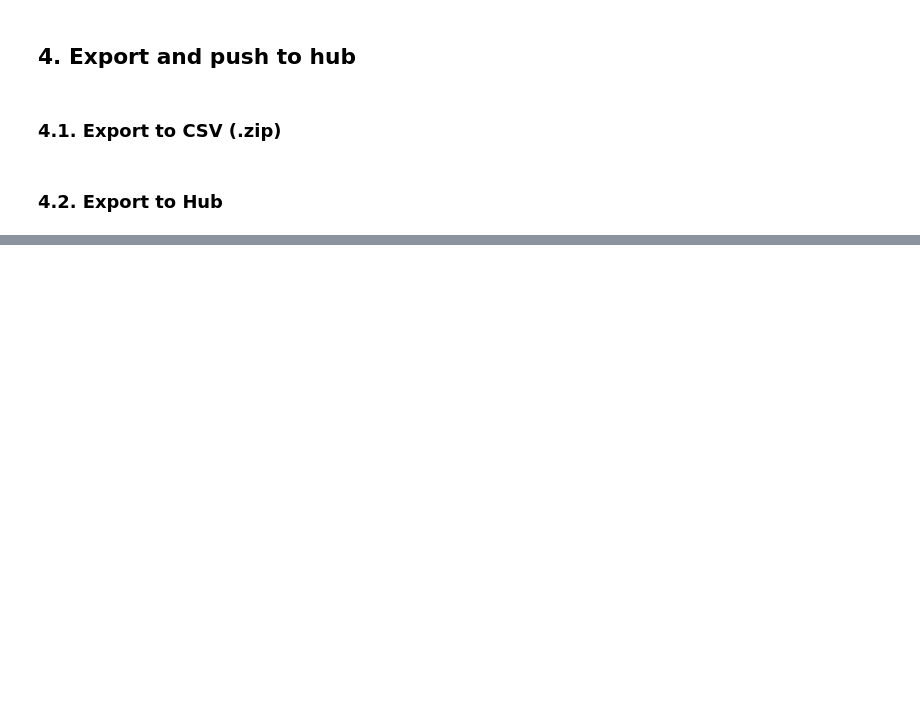
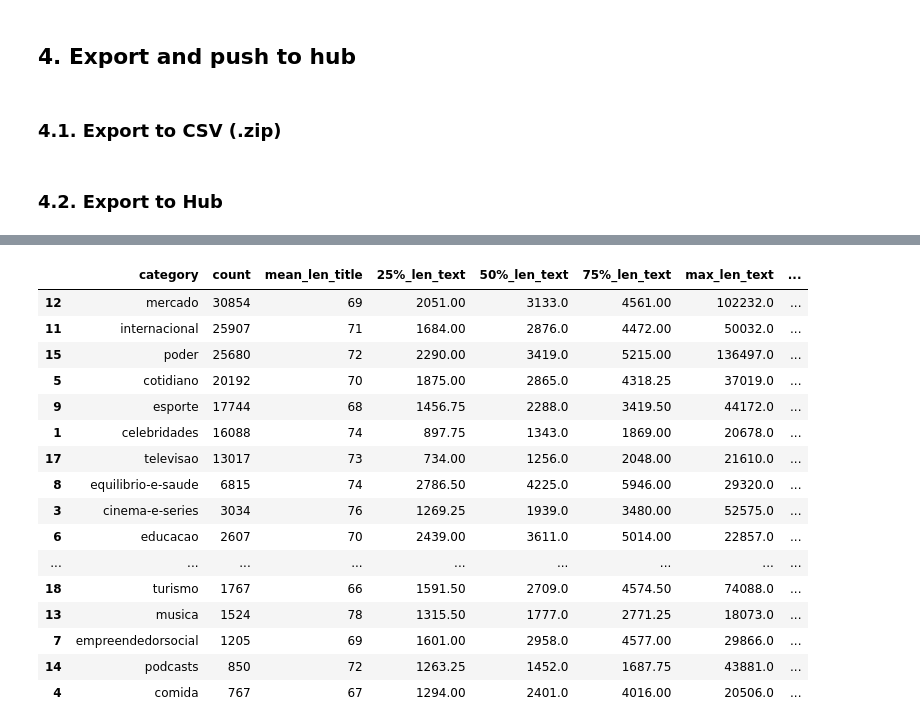
Before and after one commit to Lucas-Okamura/folha-scrapy, a Jupyter notebook: clean_data/1_clean_dataset.ipynb, the cells around one changed output, grey strips where cells are left out. Drawn from its saved outputs; the diff is of its cells as text; code cells hidden in the pictures; blank space fills up the shorter version.

```diff
--- a/clean_data/1_clean_dataset.ipynb
+++ b/clean_data/1_clean_dataset.ipynb
@@ -325,0 +425,22 @@ Dataset({
+# %%
+train = folha_filtered.loc[~folha_filtered.index.isin(test.index)]
+metrics_train = calculate_metrics(train)
+metrics_train
+# %% [output]
+|  | category | count | mean_len_title | 25%_len_text | 50%_len_text | 75%_len_text | max_len_text | ... |
+| 12 | mercado | 30854 | 69 | 2051.00 | 3133.0 | 4561.00 | 102232.0 | ... |
+| 11 | internacional | 25907 | 71 | 1684.00 | 2876.0 | 4472.00 | 50032.0 | ... |
+| 15 | poder | 25680 | 72 | 2290.00 | 3419.0 | 5215.00 | 136497.0 | ... |
+| 5 | cotidiano | 20192 | 70 | 1875.00 | 2865.0 | 4318.25 | 37019.0 | ... |
+| 9 | esporte | 17744 | 68 | 1456.75 | 2288.0 | 3419.50 | 44172.0 | ... |
+| 1 | celebridades | 16088 | 74 | 897.75 | 1343.0 | 1869.00 | 20678.0 | ... |
+| 17 | televisao | 13017 | 73 | 734.00 | 1256.0 | 2048.00 | 21610.0 | ... |
+| 8 | equilibrio-e-saude | 6815 | 74 | 2786.50 | 4225.0 | 5946.00 | 29320.0 | ... |
+| 3 | cinema-e-series | 3034 | 76 | 1269.25 | 1939.0 | 3480.00 | 52575.0 | ... |
+| 6 | educacao | 2607 | 70 | 2439.00 | 3611.0 | 5014.00 | 22857.0 | ... |
+| ... | ... | ... | ... | ... | ... | ... | ... | ... |
+| 18 | turismo | 1767 | 66 | 1591.50 | 2709.0 | 4574.50 | 74088.0 | ... |
+| 13 | musica | 1524 | 78 | 1315.50 | 1777.0 | 2771.25 | 18073.0 | ... |
+| 7 | empreendedorsocial | 1205 | 69 | 1601.00 | 2958.0 | 4577.00 | 29866.0 | ... |
+| 14 | podcasts | 850 | 72 | 1263.25 | 1452.0 | 1687.75 | 43881.0 | ... |
+| 4 | comida | 767 | 67 | 1294.00 | 2401.0 | 4016.00 | 20506.0 | ... |
```
Also changed, not shown: parts of 17 cells of this notebook.
